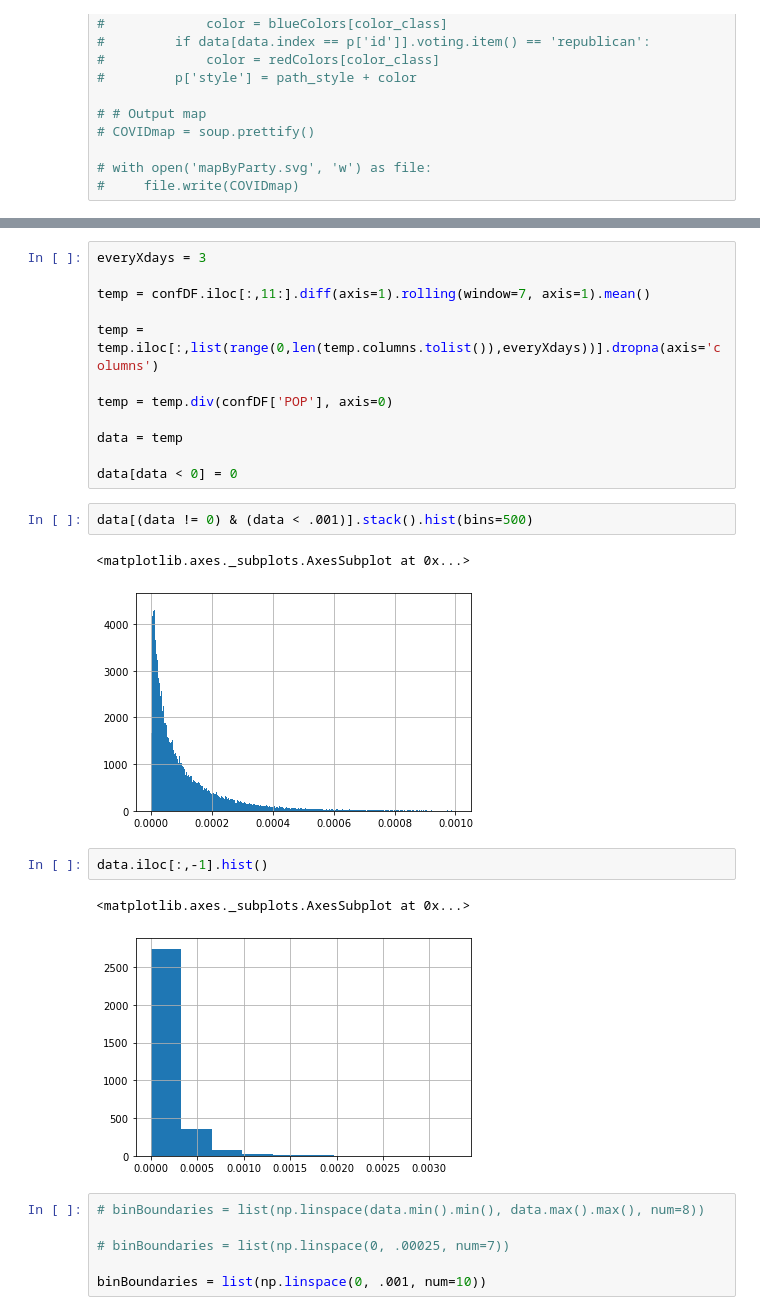
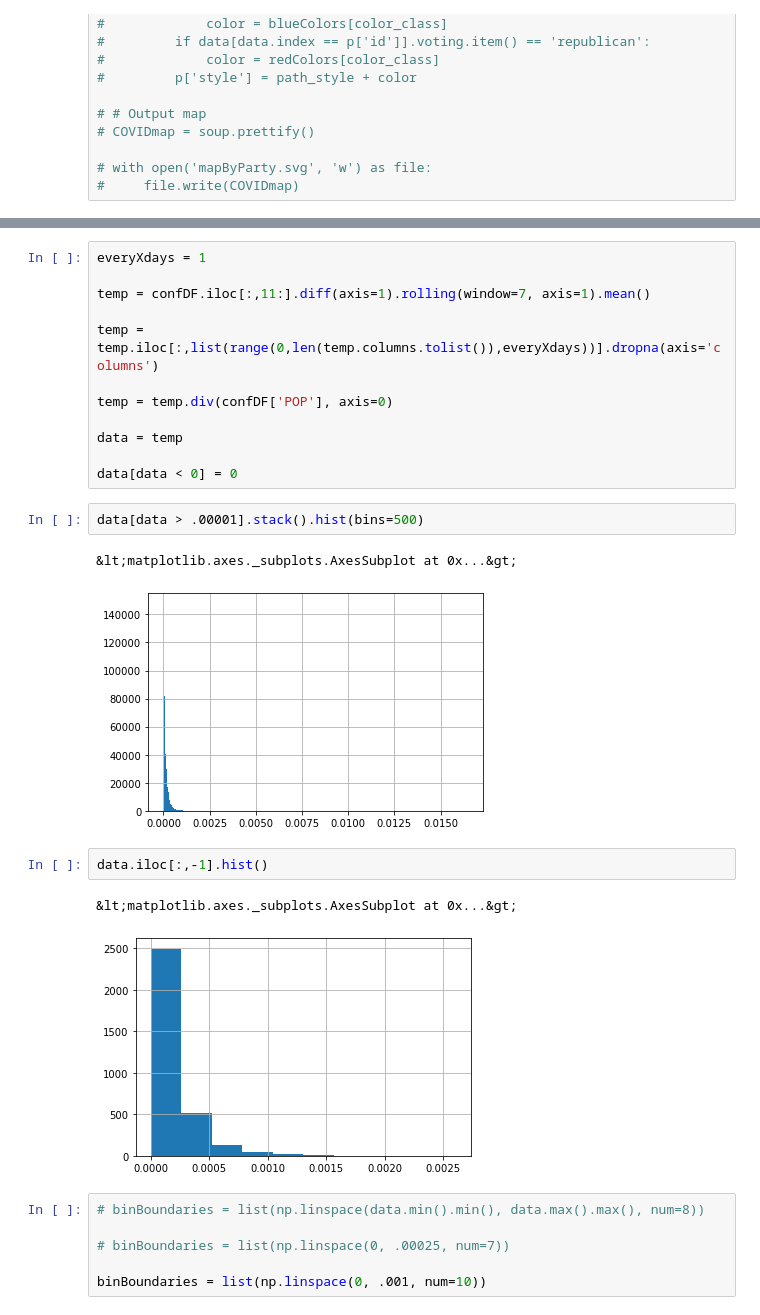
Before and after one commit to UBERCRUZER/covid19, a Jupyter notebook: mapGenerator.ipynb, the cells around one changed output, grey strips where cells are left out. Saved outputs shown, nothing was run; the diff lists cells and outputs as text.

```diff
--- a/mapGenerator.ipynb
+++ b/mapGenerator.ipynb
@@ -259,5 +262,5 @@ len(confDF.iloc[:,11:].columns)
 # %%
-everyXdays = 3
+everyXdays = 1
 
 temp = confDF.iloc[:,11:].diff(axis=1).rolling(window=7, axis=1).mean()
 
@@ -269,15 +272,15 @@ data = temp
 
 data[data < 0] = 0
 # %%
-data[(data != 0) & (data < .001)].stack().hist(bins=500)
+data[data > .00001].stack().hist(bins=500)
 # %% [output]
-<matplotlib.axes._subplots.AxesSubplot at 0x...>
+&lt;matplotlib.axes._subplots.AxesSubplot at 0x...&gt;
-[figure, old version]
+[figure, new version]
 # %%
 data.iloc[:,-1].hist()
 # %% [output]
-<matplotlib.axes._subplots.AxesSubplot at 0x...>
+&lt;matplotlib.axes._subplots.AxesSubplot at 0x...&gt;
-[figure, old version]
+[figure, new version]
 # %%
 # binBoundaries = list(np.linspace(data.min().min(), data.max().max(), num=8))
 
```
Also changed, not shown: parts of 18 cells of this notebook, 1 other file.
